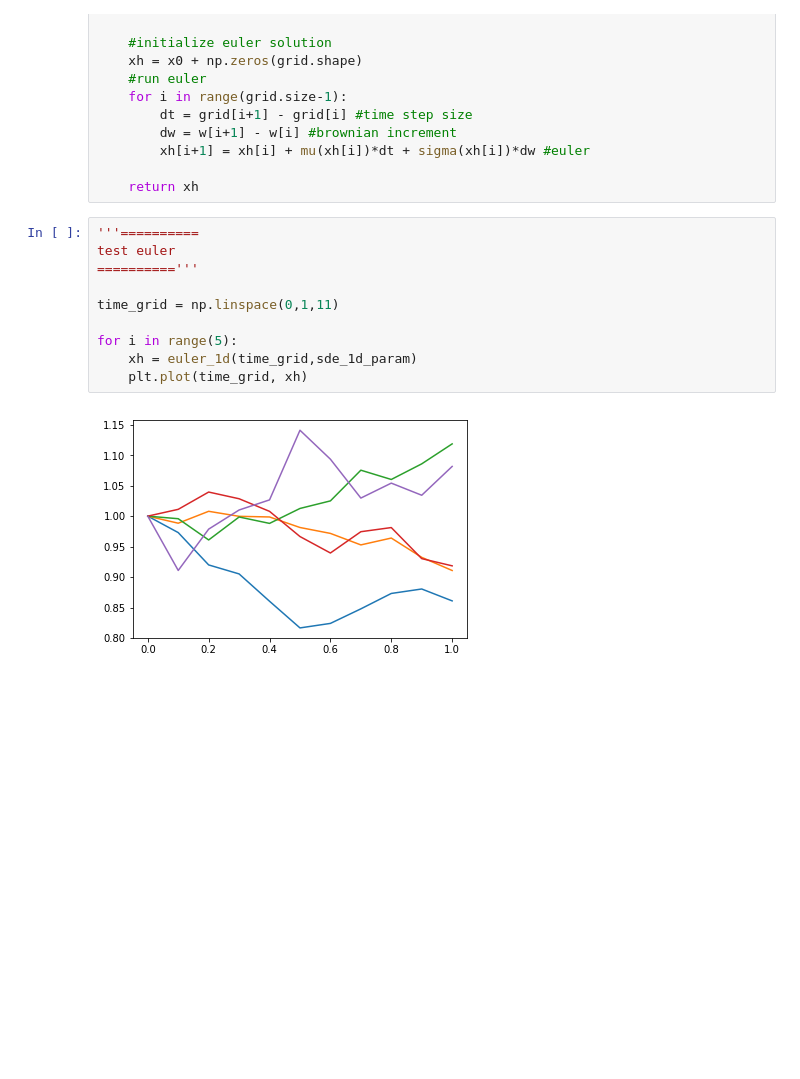
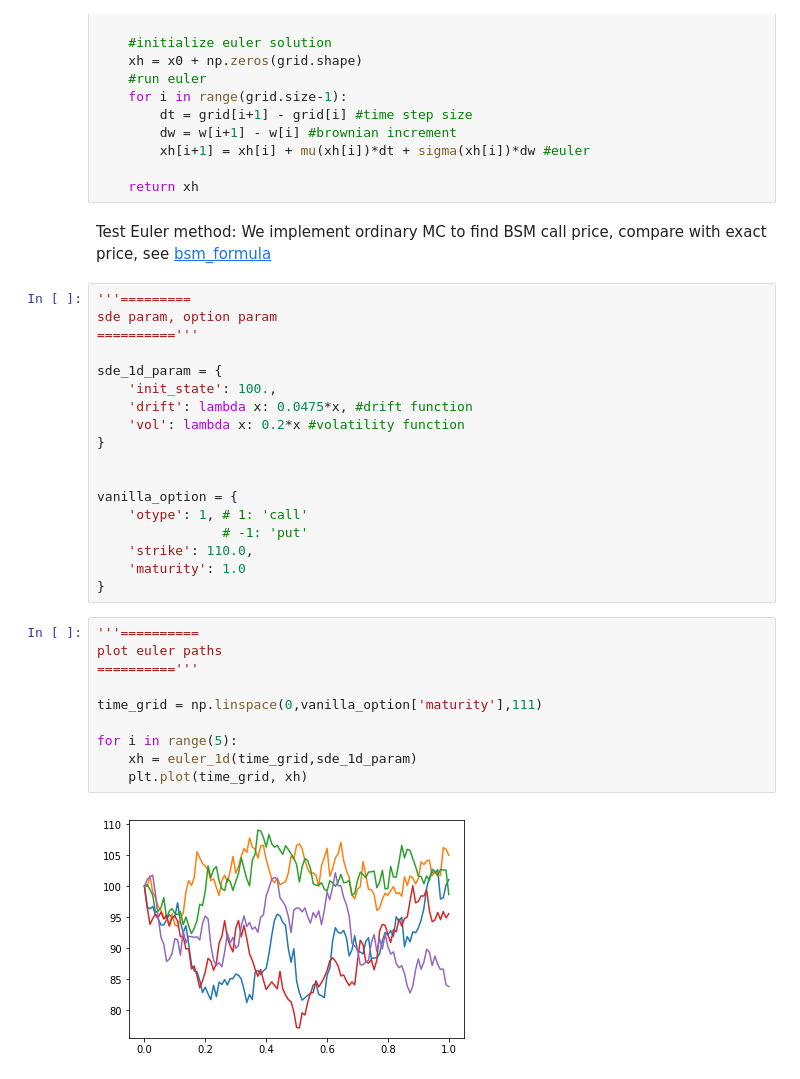
Before and after one commit to songqsh/18ma573v01, a Jupyter notebook: src/euler_1d.ipynb, the cells around one changed output. Drawn from its saved outputs; the diff is of its cells as text; blank space fills up the shorter version.

```diff
--- a/src/euler_1d.ipynb
+++ b/src/euler_1d.ipynb
@@ -49,15 +39,36 @@ def euler_1d(grid, sde):
         xh[i+1] = xh[i] + mu(xh[i])*dt + sigma(xh[i])*dw #euler
 
     return xh
+# %% [markdown]
+Test Euler method:
+We implement ordinary MC to find BSM call price, compare with exact price, see [bsm_formula](./bsm_formula.ipynb)
+# %%
+'''=========
+sde param, option param
+=========='''
+
+sde_1d_param = {
+    'init_state': 100.,
+    'drift': lambda x: 0.0475*x, #drift function
+    'vol': lambda x: 0.2*x #volatility function
+}
+
+
+vanilla_option = {
+    'otype': 1, # 1: 'call'
+                # -1: 'put'
+    'strike': 110.0,
+    'maturity': 1.0
+}
 # %%
 '''==========
-test euler
+plot euler paths
 =========='''
 
-time_grid = np.linspace(0,1,11)
+time_grid = np.linspace(0,vanilla_option['maturity'],111)
 
 for i in range(5):
     xh = euler_1d(time_grid,sde_1d_param)
     plt.plot(time_grid, xh)
 # %% [output]
-[figure, old version]
+[figure, new version]
```
Also changed, not shown: parts of 3 cells of this notebook.
